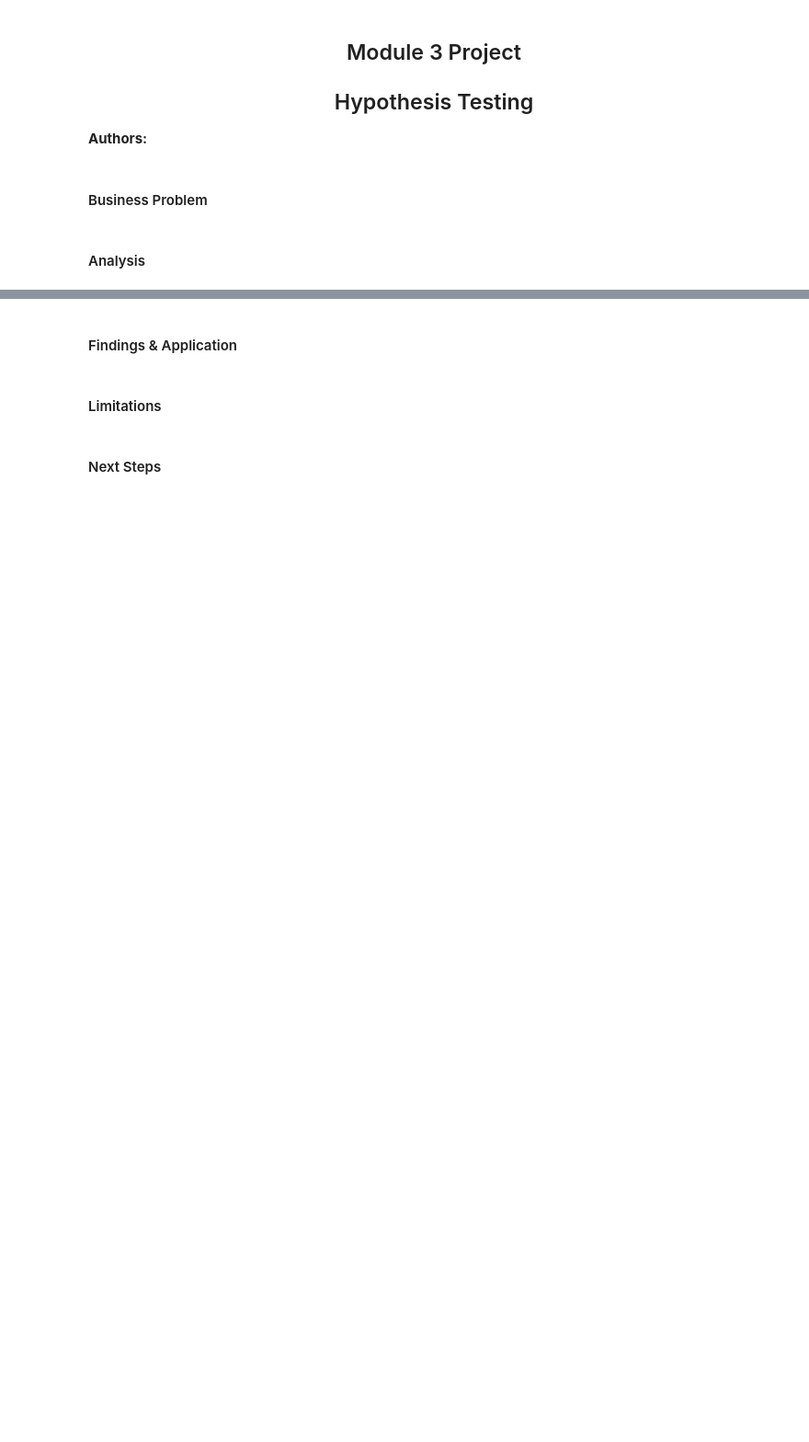
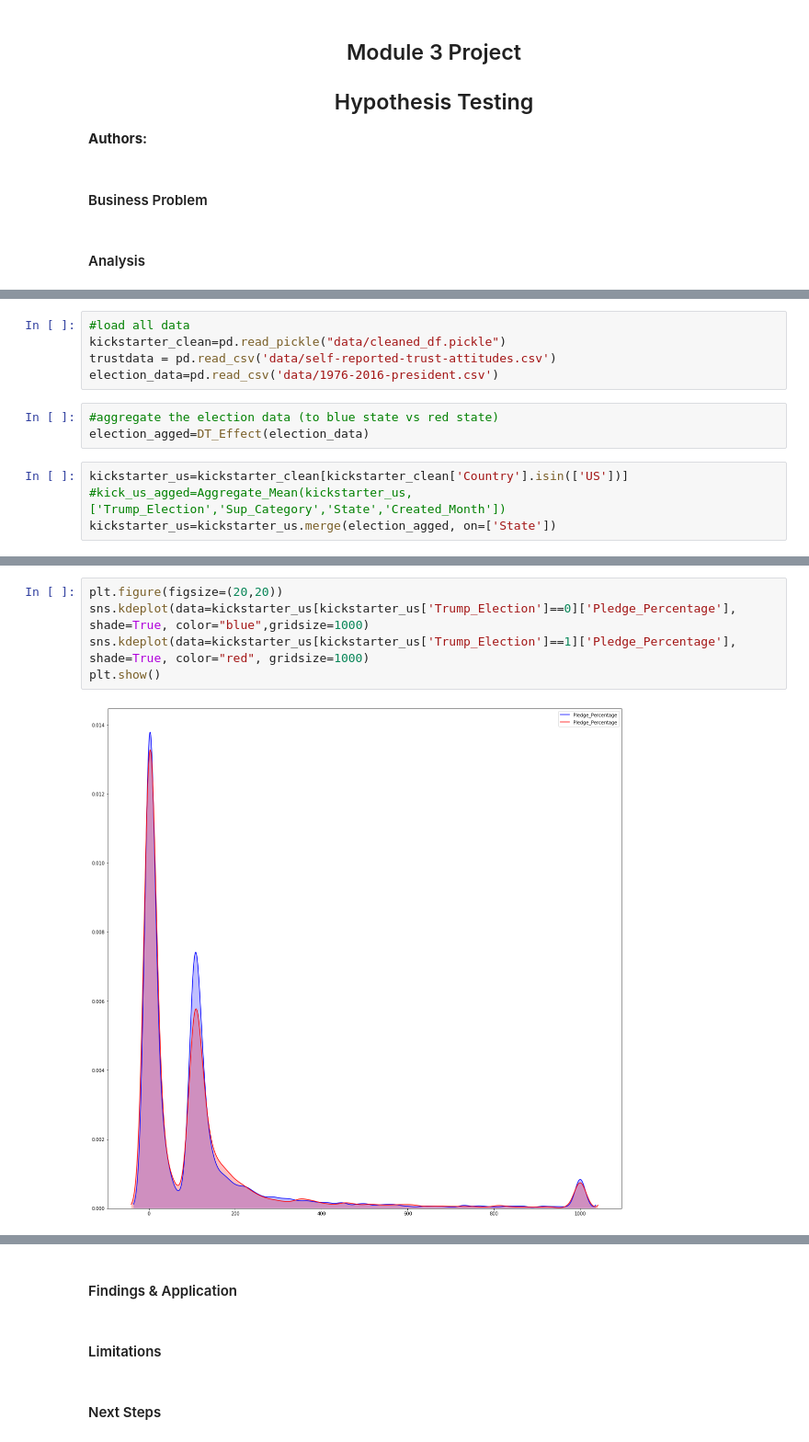
Before and after one commit to powergascan/mod3-hypothesis-testing, a Jupyter notebook: hypothesis_testing.ipynb, the cells around one changed output, grey strips where cells are left out. Shown: that part at 92% size. Saved outputs shown, nothing was run; the diff lists cells and outputs as text; blank space fills up the shorter version.

```diff
--- a/hypothesis_testing.ipynb
+++ b/hypothesis_testing.ipynb
@@ -43,0 +48,12 @@ trust_and_country_pledge_rate.head()
+# %%
+#load all data
+kickstarter_clean=pd.read_pickle("data/cleaned_df.pickle")
+trustdata = pd.read_csv('data/self-reported-trust-attitudes.csv')
+election_data=pd.read_csv('data/1976-2016-president.csv')
+# %%
+#aggregate the election data (to blue state vs red state)
+election_agged=DT_Effect(election_data)
+# %%
+kickstarter_us=kickstarter_clean[kickstarter_clean['Country'].isin(['US'])]
+#kick_us_agged=Aggregate_Mean(kickstarter_us,['Trump_Election','Sup_Category','State','Created_Month'])
+kickstarter_us=kickstarter_us.merge(election_agged, on=['State'])
@@ -43,0 +93,7 @@ trust_and_country_pledge_rate.head()
+# %%
+plt.figure(figsize=(20,20))
+sns.kdeplot(data=kickstarter_us[kickstarter_us['Trump_Election']==0]['Pledge_Percentage'], shade=True, color="blue",gridsize=1000)
+sns.kdeplot(data=kickstarter_us[kickstarter_us['Trump_Election']==1]['Pledge_Percentage'], shade=True, color="red", gridsize=1000)
+plt.show()
+# %% [output]
+[figure, added]
```
Also changed, not shown: parts of 24 cells of this notebook, 8 other files.
